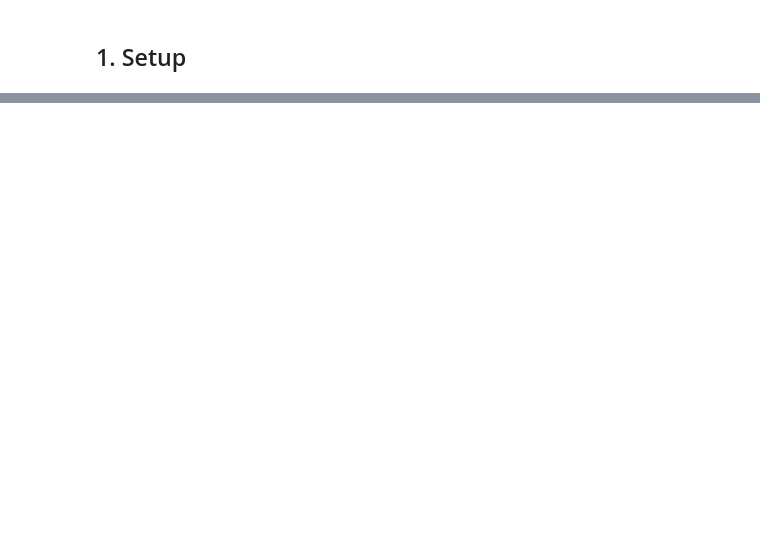
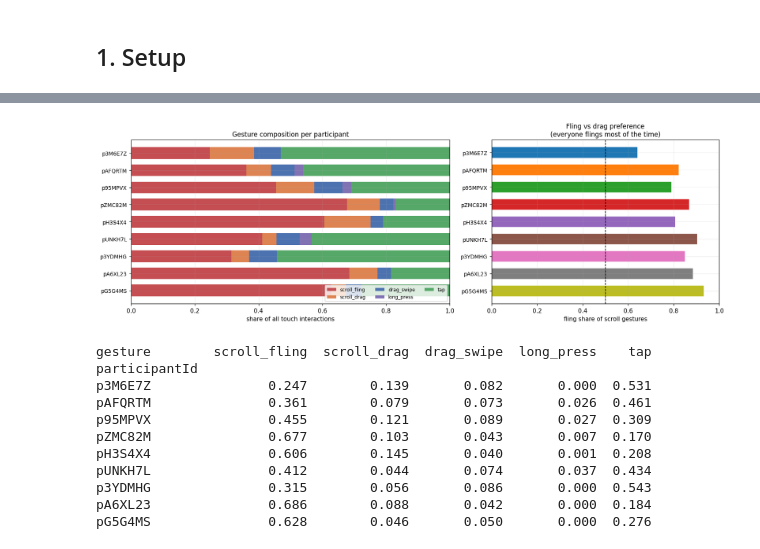
Before and after one commit to williaminsley/BBDC-Prototype-2-Research, a Jupyter notebook: notebooks/modelling/06_gesture_morphology.ipynb, the cells around one changed output, grey strips where cells are left out. Drawn from its saved outputs; the diff is of its cells as text; code cells hidden in the pictures; blank space fills up the shorter version.

```diff
--- a/notebooks/modelling/06_gesture_morphology.ipynb
+++ b/notebooks/modelling/06_gesture_morphology.ipynb
@@ -694,0 +332,46 @@ these participants has turned out to be tempo wearing different hats.
+# %%
+def plot_gesture_mix(interactions):
+    mix = (interactions.groupby(['participantId', 'gesture']).size()
+           .unstack(fill_value=0).reindex(columns=GESTURE_ORDER, fill_value=0))
+    share = mix.div(mix.sum(axis=1), axis=0).reindex(PARTICIPANTS)
+
+    fig, axes = plt.subplots(1, 2, figsize=(15, 5), gridspec_kw={'width_ratios': [1.4, 1]})
+    ax = axes[0]
+    left = np.zeros(len(share))
+    y = np.arange(len(share))
+    for g in GESTURE_ORDER:
+        ax.barh(y, share[g], left=left, color=GCOL[g], height=0.68, label=g)
+        left += share[g].to_numpy()
+    ax.set_yticks(y); ax.set_yticklabels(share.index, fontsize=9); ax.invert_yaxis()
+    ax.set_xlim(0, 1); ax.set_xlabel("share of all touch interactions")
+    ax.set_title("Gesture composition per participant")
+    ax.legend(fontsize=8, ncol=3, loc='lower right')
+
+    ax = axes[1]
+    sc = share[['scroll_fling', 'scroll_drag']]
+    ratio = (sc['scroll_fling'] / sc.sum(axis=1)).dropna()
+    yy = np.arange(len(ratio))
+    ax.barh(yy, ratio.values, color=[pcolor(p) for p in ratio.index], height=0.62)
+    ax.axvline(0.5, color='k', ls='--', lw=1)
+    ax.set_yticks(yy); ax.set_yticklabels(ratio.index, fontsize=9); ax.invert_yaxis()
+    ax.set_xlim(0, 1); ax.set_xlabel("fling share of scroll gestures")
+    ax.set_title("Fling vs drag preference\n(everyone flings most of the time)")
+    plt.tight_layout(); plt.show(); plt.close(fig)
+    print(share.round(3).to_string())
+    return share
+
+
+mix_share = plot_gesture_mix(interactions)
+# %% [output]
+[figure, added]
+gesture        scroll_fling  scroll_drag  drag_swipe  long_press    tap
+participantId
+p3M6E7Z               0.247        0.139       0.082       0.000  0.531
+pAFQRTM               0.361        0.079       0.073       0.026  0.461
+p95MPVX               0.455        0.121       0.089       0.027  0.309
+pZMC82M               0.677        0.103       0.043       0.007  0.170
+pH3S4X4               0.606        0.145       0.040       0.001  0.208
+pUNKH7L               0.412        0.044       0.074       0.037  0.434
+p3YDMHG               0.315        0.056       0.086       0.000  0.543
+pA6XL23               0.686        0.088       0.042       0.000  0.184
+pG5G4MS               0.628        0.046       0.050       0.000  0.276
```
Also changed, not shown: parts of 47 cells of this notebook, 2 other files.
